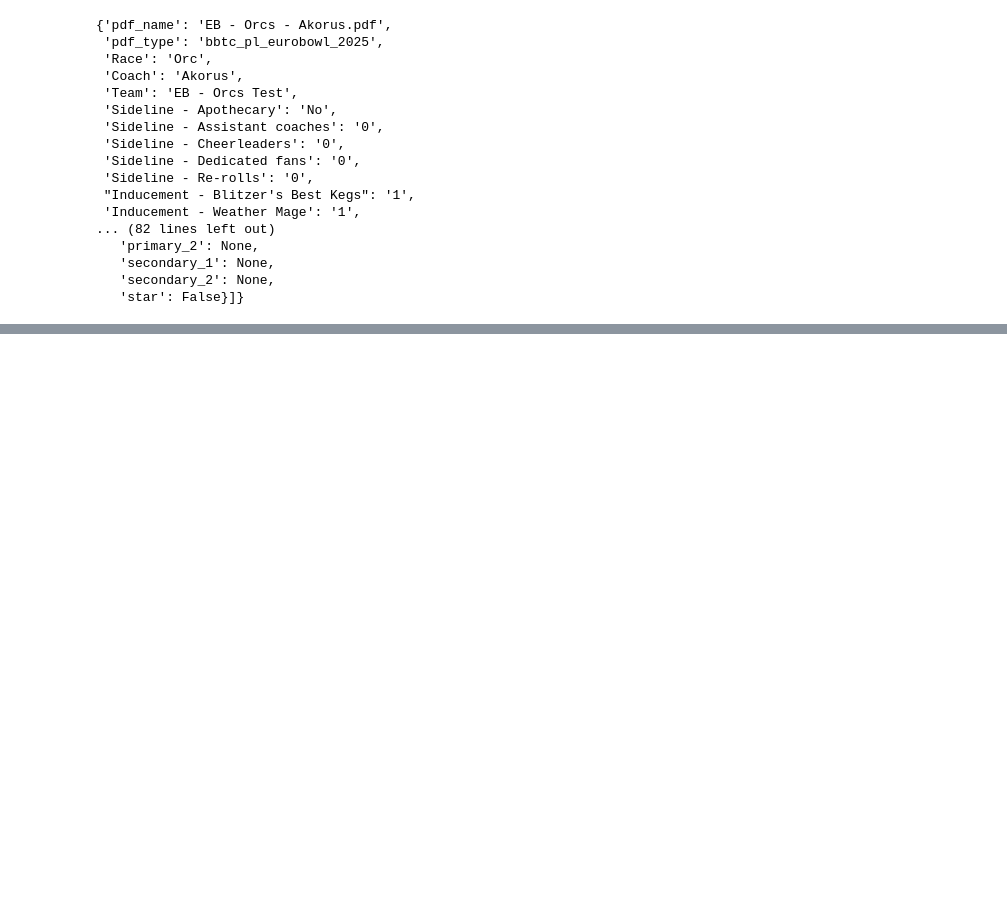
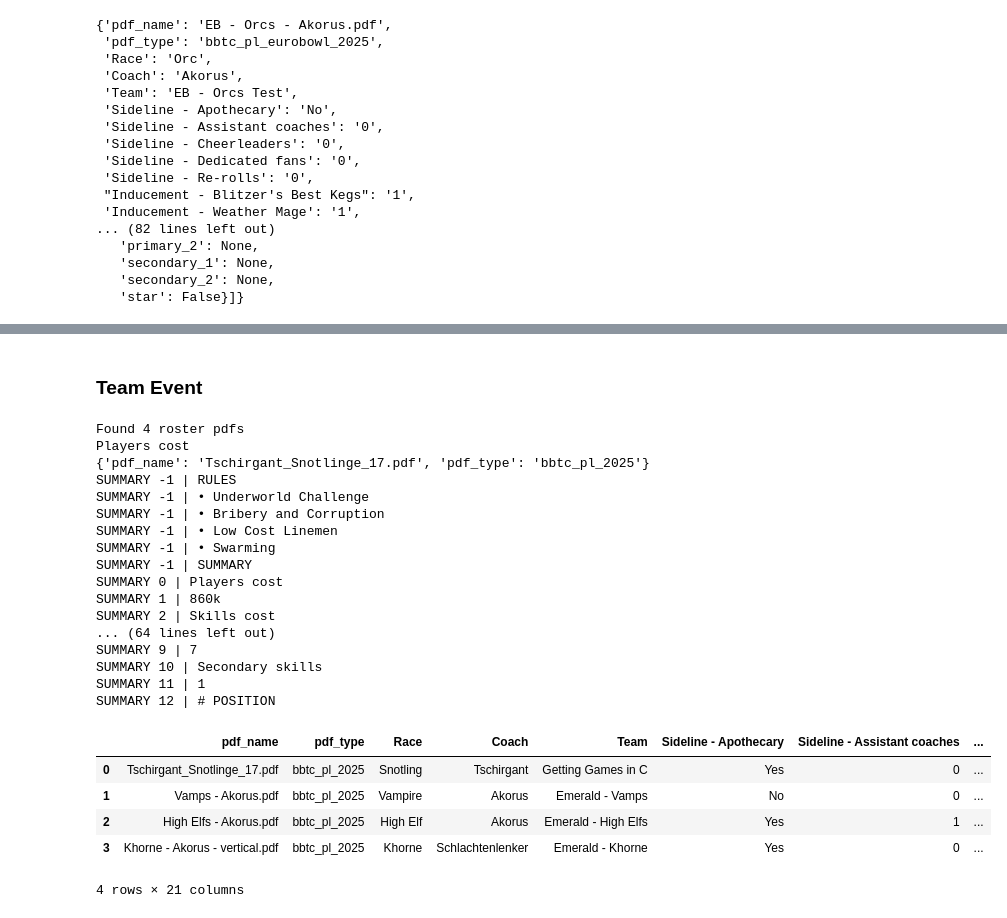
Before and after one commit to mpSchrader/BBRosterVisualizer, a Jupyter notebook: notebooks/Roster Processing Iteration - BB25.ipynb, the cells around one changed output, grey strips where cells are left out. Cells and saved outputs as stored; diff of their text form; code cells hidden in the pictures; blank space fills up the shorter version.

Commit message:
Add initial Emerald Bowl Processing

```diff
--- a/notebooks/Roster Processing Iteration - BB25.ipynb
+++ b/notebooks/Roster Processing Iteration - BB25.ipynb
@@ -322,7 +325,7 @@ def process_team_pdf(roster_path):
 
 
 processed_roster = []
-for roster_path in test_roster_paths[-1:]:
+for roster_path in test_roster_paths:
     team_data = process_team_pdf(roster_path)
     processed_roster.append(team_data)
     # print(json.dumps(team_data, indent=4))
@@ -432,3 +460,44 @@ now_utc = datetime.now(timezone.utc)
 timestamp_utc_str = now_utc.strftime("%Y%m%dT%H%M%S")
 df_error = pd.DataFrame(error_rows).to_csv(f'eb_roster_errors_{timestamp_utc_str}.csv')
 len(error_rows)
+# %% [markdown]
+### Team Event
+# %%
+main_folder = os.path.join("..", "sample_roster", "bbtc_pl_2025_team_event")
+bbtc_pl_2025_team_event_roster = find_all_pdfs(main_folder)
+print(f"Found {len(bbtc_pl_2025_team_event_roster)} roster pdfs")
+
+processed_roster = []
+for roster_path in bbtc_pl_2025_team_event_roster:
+    team_data = process_team_pdf(roster_path)
+
+    team_data["event_team"] = os.path.basename(os.path.dirname(roster_path))
+    processed_roster.append(team_data)
+    # print(json.dumps(team_data, indent=4))
+
+df_team_event = pd.DataFrame(processed_roster)
+df_team_event
+# %% [output]
+Found 4 roster pdfs
+Players cost
+{'pdf_name': 'Tschirgant_Snotlinge_17.pdf', 'pdf_type': 'bbtc_pl_2025'}
+SUMMARY -1 | RULES
+SUMMARY -1 | • Underworld Challenge
+SUMMARY -1 | • Bribery and Corruption
+SUMMARY -1 | • Low Cost Linemen
+SUMMARY -1 | • Swarming
+SUMMARY -1 | SUMMARY
+SUMMARY 0 | Players cost
+SUMMARY 1 | 860k
+SUMMARY 2 | Skills cost
+... (64 lines left out)
+SUMMARY 9 | 7
+SUMMARY 10 | Secondary skills
+SUMMARY 11 | 1
+SUMMARY 12 | # POSITION
+|  | pdf_name | pdf_type | Race | Coach | Team | Sideline - Apothecary | Sideline - Assistant coaches | ... |
+| 0 | Tschirgant_Snotlinge_17.pdf | bbtc_pl_2025 | Snotling | Tschirgant | Getting Games in C | Yes | 0 | ... |
+| 1 | Vamps - Akorus.pdf | bbtc_pl_2025 | Vampire | Akorus | Emerald - Vamps | No | 0 | ... |
+| 2 | High Elfs - Akorus.pdf | bbtc_pl_2025 | High Elf | Akorus | Emerald - High Elfs | Yes | 1 | ... |
+| 3 | Khorne - Akorus - vertical.pdf | bbtc_pl_2025 | Khorne | Schlachtenlenker | Emerald - Khorne | Yes | 0 | ... |
+4 rows × 21 columns
```
Also changed, not shown: parts of 11 cells of this notebook, 5 other files.
